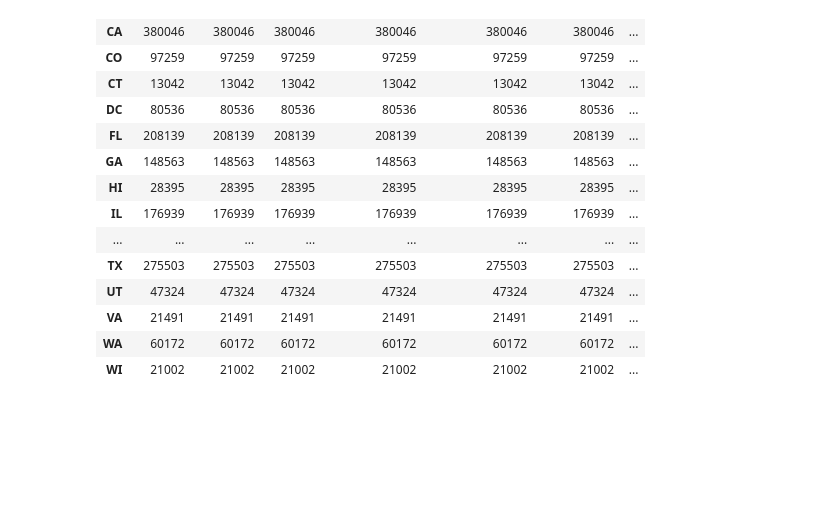
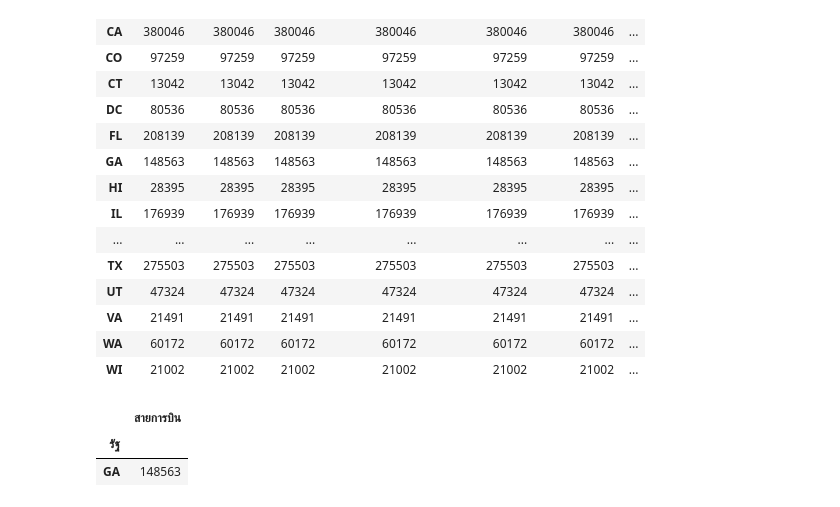
Before and after one commit to ParichayaHongthongkum/DWDM21, a Jupyter notebook: MiniExam.ipynb, the cells around one changed output. Saved outputs shown, nothing was run; the diff lists cells and outputs as text; code cells hidden in the pictures; blank space fills up the shorter version.

```diff
--- a/MiniExam.ipynb
+++ b/MiniExam.ipynb
@@ -212,3 +212,10 @@ data.groupby('รัฐ').count()
 | VA | 21491 | 21491 | 21491 | 21491 | 21491 | 21491 | ... |
 | WA | 60172 | 60172 | 60172 | 60172 | 60172 | 60172 | ... |
 | WI | 21002 | 21002 | 21002 | 21002 | 21002 | 21002 | ... |
+# %%
+b1=data.groupby('รัฐ').count().sort_values(by=['สายการบิน'],ascending=False)
+b1.iloc[4:5,2:3]
+# %% [output]
+|  | สายการบิน |
+| รัฐ |  |
+| GA | 148563 |
```
